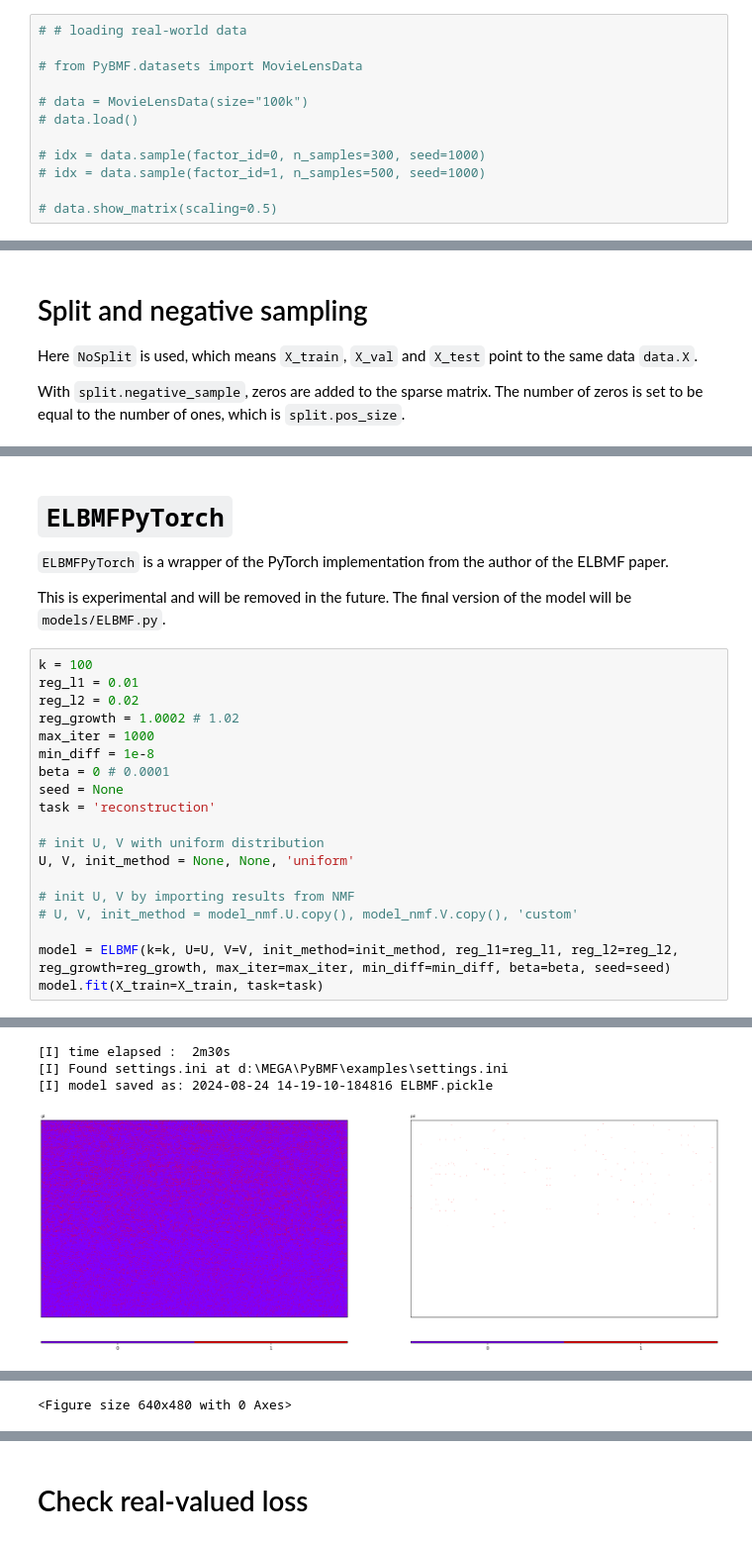
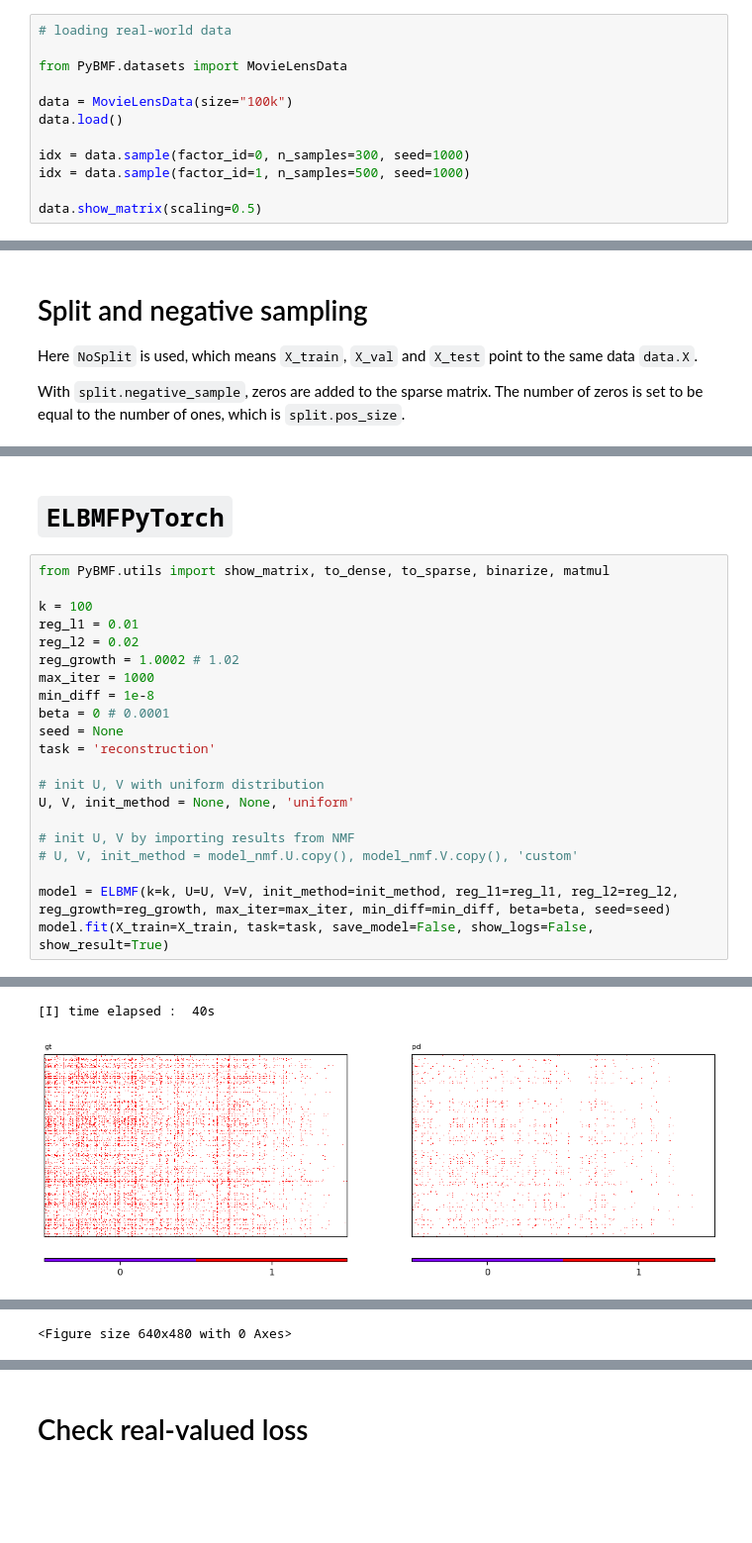
Before and after one commit to PreferredAI/PyBMF, a Jupyter notebook: examples/ex05_6_ELBMFPyTorch.ipynb, the cells around one changed output, grey strips where cells are left out. Shown: that part at 99% size. Cells and saved outputs as stored; diff of their text form; blank space fills up the shorter version.

```diff
--- a/examples/ex05_6_ELBMFPyTorch.ipynb
+++ b/examples/ex05_6_ELBMFPyTorch.ipynb
@@ -64,14 +72,14 @@ Using custom data of shape: (644, 30243), type: <class 'scipy.sparse._csr.csr_ma
 # %% [markdown]
 # Load `MovieLensData`
 # %%
-# # loading real-world data
+# loading real-world data
 
-# from PyBMF.datasets import MovieLensData
+from PyBMF.datasets import MovieLensData
 
-# data = MovieLensData(size="100k")
-# data.load()
+data = MovieLensData(size="100k")
+data.load()
 
-# idx = data.sample(factor_id=0, n_samples=300, seed=1000)
-# idx = data.sample(factor_id=1, n_samples=500, seed=1000)
+idx = data.sample(factor_id=0, n_samples=300, seed=1000)
+idx = data.sample(factor_id=1, n_samples=500, seed=1000)
 
-# data.show_matrix(scaling=0.5)
+data.show_matrix(scaling=0.5)
@@ -115,13 +134,11 @@ X_train, X_val, X_test = split.X_train, split.X_val, split.X_test
 [I]   val_size     : 0
 [I]   test_size    : 0
 [I]   seed         : 2023
-# %% [markdown]
-# `ELBMFPyTorch`
-
-`ELBMFPyTorch` is a wrapper of the PyTorch implementation from the author of the ELBMF paper.
-
-This is experimental and will be removed in the future. The final version of the model will be `models/ELBMF.py`.
+# %% [markdown]
+# `ELBMFPyTorch`
 # %%
+from PyBMF.utils import show_matrix, to_dense, to_sparse, binarize, matmul
+
 k = 100
 reg_l1 = 0.01
 reg_l2 = 0.02
@@ -139,7 +156,7 @@ U, V, init_method = None, None, 'uniform'
 # U, V, init_method = model_nmf.U.copy(), model_nmf.V.copy(), 'custom'
 
 model = ELBMF(k=k, U=U, V=V, init_method=init_method, reg_l1=reg_l1, reg_l2=reg_l2, reg_growth=reg_growth, max_iter=max_iter, min_diff=min_diff, beta=beta, seed=seed)
-model.fit(X_train=X_train, task=task)
+model.fit(X_train=X_train, task=task, save_model=False, show_logs=False, show_result=True)
 # %% [output]
 [I] k            : 100
 [I] U            : None
@@ -161,4 +178,2 @@ seed:  1724480350
-[I] time elapsed :  2m30s
-[I] Found settings.ini at d:\MEGA\PyBMF\examples\settings.ini
-[I] model saved as: 2024-08-24 14-19-10-184816 ELBMF.pickle
+[I] time elapsed :  40s
-[figure, old version]
+[figure, new version]
```
Also changed, not shown: parts of 11 cells of this notebook, 5 other files.
